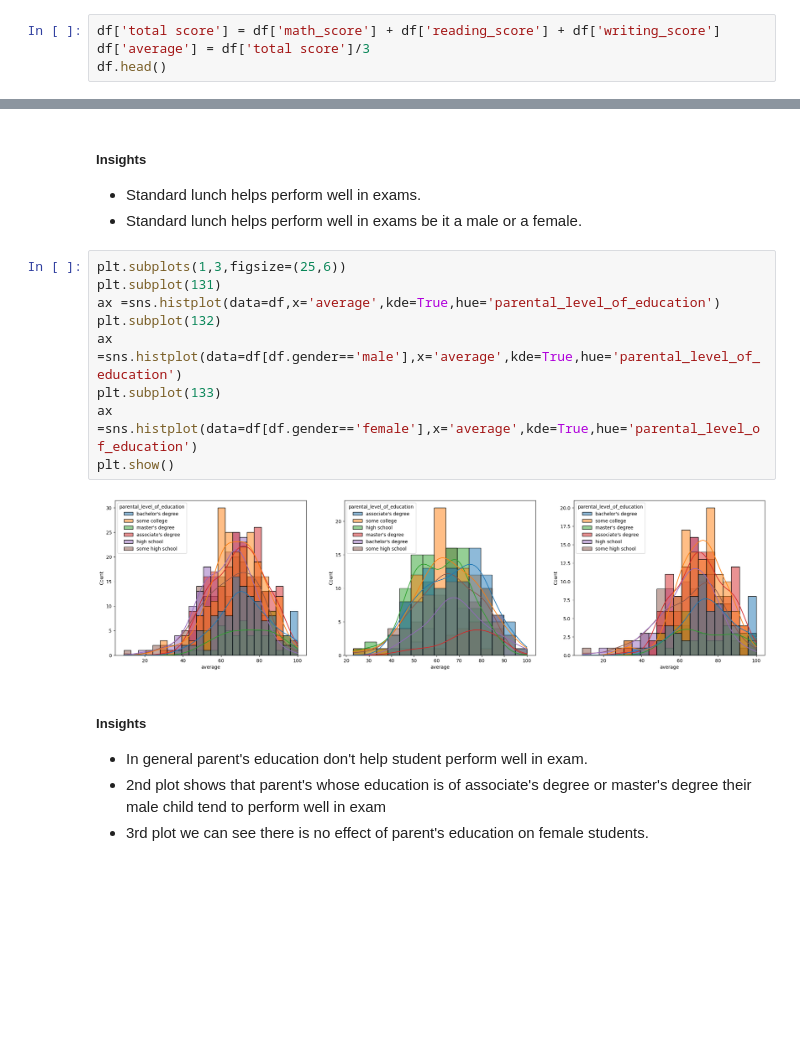
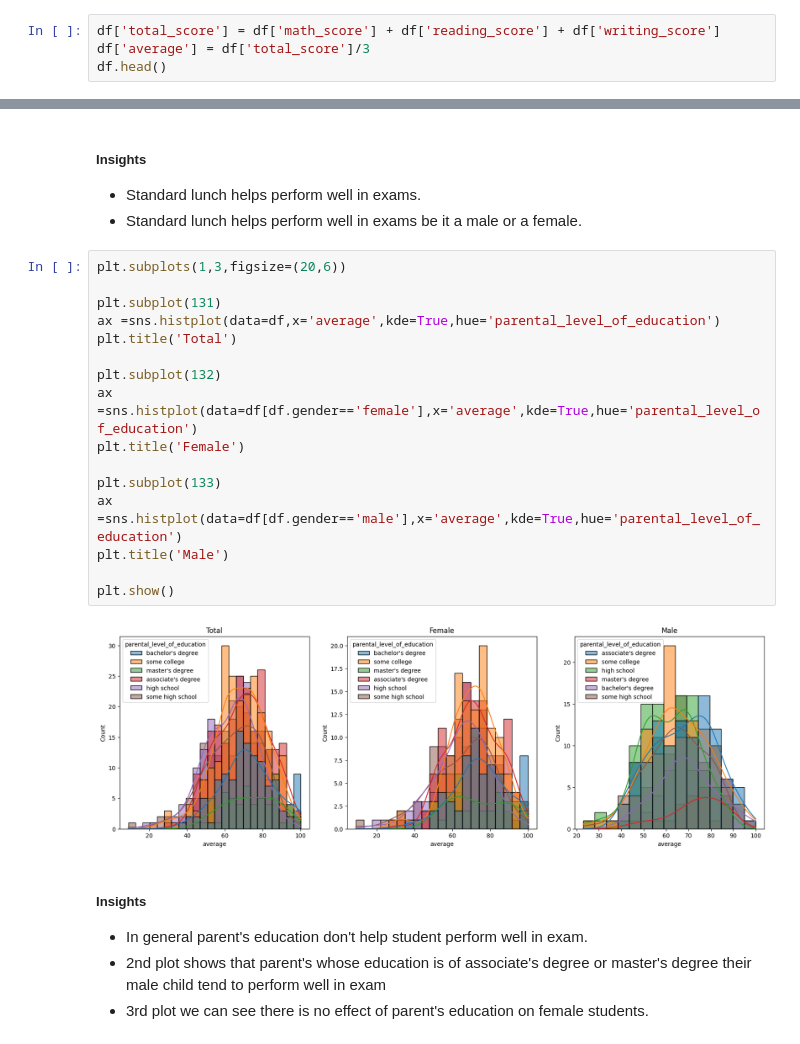
Before and after one commit to netofr19/Student-Prediction, a Jupyter notebook: notebook/1 . EDA STUDENT PERFORMANCE .ipynb, the cells around one changed output, grey strips where cells are left out. Cells and saved outputs as stored; diff of their text form; blank space fills up the shorter version.

```diff
--- a/notebook/1 . EDA STUDENT PERFORMANCE .ipynb
+++ b/notebook/1 . EDA STUDENT PERFORMANCE .ipynb
@@ -201,8 +201,8 @@ df.head(2)
 # %% [markdown]
 ### 3.8 Adding columns for "Total Score" and "Average"
 # %%
-df['total score'] = df['math_score'] + df['reading_score'] + df['writing_score']
-df['average'] = df['total score']/3
+df['total_score'] = df['math_score'] + df['reading_score'] + df['writing_score']
+df['average'] = df['total_score']/3
 df.head()
 # %% [output]
 |  | gender | race_ethnicity | parental_level_of_education | lunch | test_preparation_course | math_score | ... |
@@ -283,16 +297,23 @@ plt.show()
 - Standard lunch helps perform well in exams.
 - Standard lunch helps perform well in exams be it a male or a female.
 # %%
-plt.subplots(1,3,figsize=(25,6))
+plt.subplots(1,3,figsize=(20,6))
+
 plt.subplot(131)
 ax =sns.histplot(data=df,x='average',kde=True,hue='parental_level_of_education')
+plt.title('Total')
+
 plt.subplot(132)
+ax =sns.histplot(data=df[df.gender=='female'],x='average',kde=True,hue='parental_level_of_education')
+plt.title('Female')
+
+plt.subplot(133)
 ax =sns.histplot(data=df[df.gender=='male'],x='average',kde=True,hue='parental_level_of_education')
-plt.subplot(133)
-ax =sns.histplot(data=df[df.gender=='female'],x='average',kde=True,hue='parental_level_of_education')
+plt.title('Male')
+
 plt.show()
 # %% [output]
-[figure, old version]
+[figure, new version]
 # %% [markdown]
 #####  Insights
 - In general parent's education don't help student perform well in exam.
```
Also changed, not shown: parts of 6 cells of this notebook, 1 other file.
